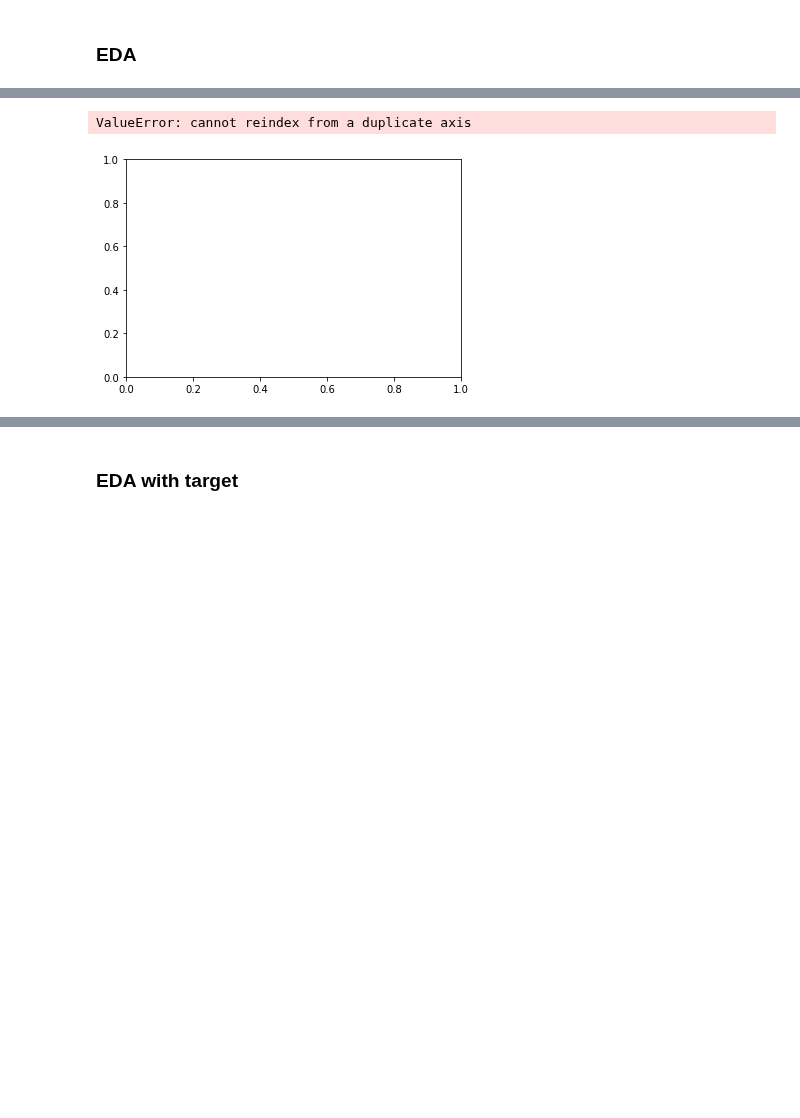
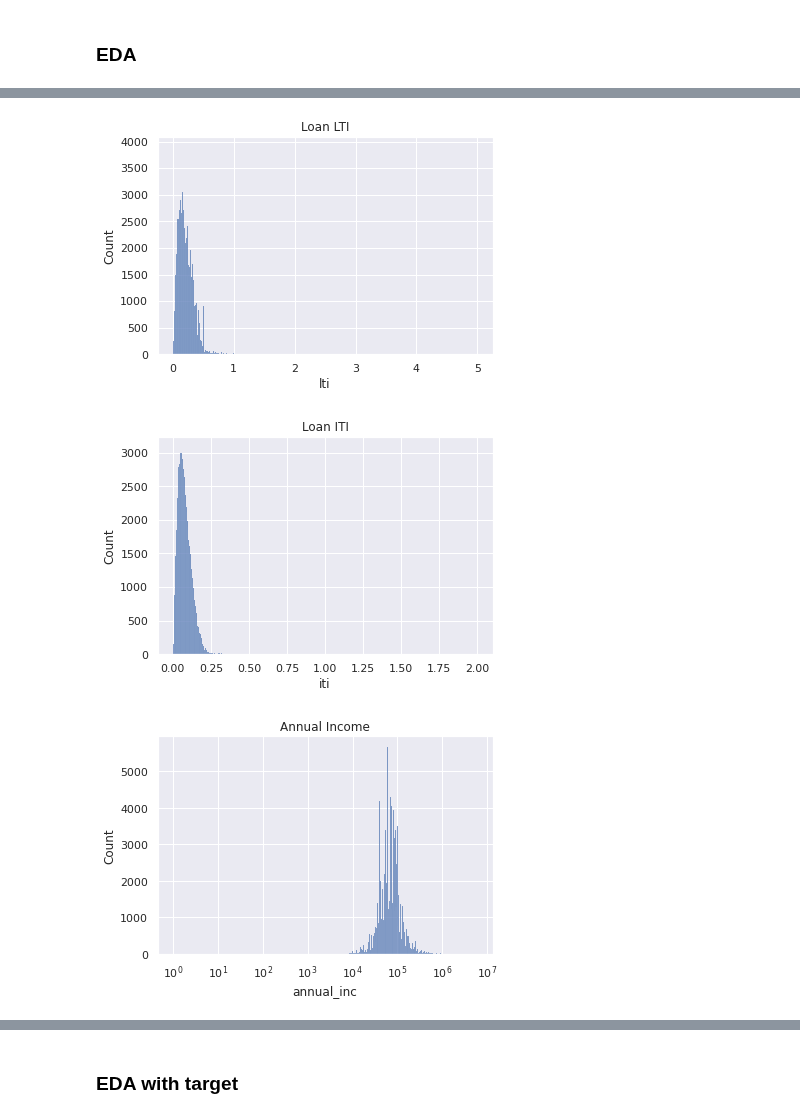
Before and after one commit to MykolaPinchuk/KaggleProjects, a Jupyter notebook: kp102-lc-loaddef.ipynb, the cells around one changed output, grey strips where cells are left out. Saved outputs shown, nothing was run; the diff lists cells and outputs as text; code cells hidden in the pictures; blank space fills up the shorter version.

```diff
--- a/kp102-lc-loaddef.ipynb
+++ b/kp102-lc-loaddef.ipynb
@@ -107,7 +118,10 @@ features_tokeep = ['loan_status',
  'avg_cur_bal', 'il_util', 'tot_cur_bal',
  'revol_bal', 'revol_util', 'max_bal_bc',
  'delinq_2yrs', 'acc_now_delinq', 'delinq_amnt', 'pub_rec', 'pub_rec_bankruptcies',
- 'annual_inc_joint', 'dti_joint', 'verification_status_joint']
+ 'annual_inc_joint', 'dti_joint', 'verification_status_joint',
+ 'total_bal_ex_mort', 'tot_coll_amt', 'tax_liens', 'percent_bc_gt_75', 'pct_tl_nvr_dlq',
+ 'open_rv_12m', 'open_il_12m', 'num_tl_90g_dpd_24m', 'num_tl_30dpd', 'num_tl_120dpd_2m',
+ 'num_accts_ever_120_pd']
 
 df = df[features_tokeep]
 
@@ -115,7 +129,8 @@ df = df[features_tokeep]
 df.drop(columns = ['il_util', 'max_bal_bc'], inplace=True)
 # these are useful features, which I will preprocess later
 
-df = df.sample(100000)
+df = df.sample(200000)
+df.reset_index(inplace=True, drop=True)
 display(df.shape, time.time()-time0, df.head())
 # %% [output]
 |  | id | loan_amnt | funded_amnt | funded_amnt_inv | term | int_rate | installment | grade | sub_grade | ... |
@@ -190,8 +185,10 @@ display(df.head())
 
 display(df.loan_status.value_counts())
 df.target=np.nan
-df.loc[df.loan_status.isin(['Fully Paid', 'Does not meet the credit policy. Status:Fully Paid']), 'target']=0
-df.loc[df.loan_status.isin(['Charged Off', 'Late (31-120 days)', 'Does not meet the credit policy. Status:Charged Off', 'Default']), 'target']=1
+#df.loc[df.loan_status.isin(['Fully Paid', 'Does not meet the credit policy. Status:Fully Paid']), 'target']=0
+#df.loc[df.loan_status.isin(['Charged Off', 'Late (31-120 days)', 'Does not meet the credit policy. Status:Charged Off', 'Default']), 'target']=1
+df.loc[df.loan_status.isin(['Fully Paid']), 'target']=0
+df.loc[df.loan_status.isin(['Charged Off', 'Default']), 'target']=1
 df=df[df['target'].isin([0,1])]
 display(df.shape,df.loan_status.value_counts(), df.count(), sys.getsizeof(df)/1048576)
 df.drop(columns='loan_status',inplace=True)
@@ -265,7 +262,7 @@ df.amnt_same = (df.loan_amnt == df.funded_amnt_inv).astype(int)
 df['revol_balance_income'] = df.revol_bal/df.annual_inc
 df['avg_cur_bal_inc'] = df.avg_cur_bal/df.annual_inc
 df['tot_cur_bal_inc'] = df.tot_cur_bal/df.annual_inc
-
+df['total_bal_ex_mort_inc'] = df.total_bal_ex_mort/df.annual_inc
 
 df['low_fico'] = (df.fico_range_high<=659).astype(int)
 df['open_cl_ratio']=df.open_acc/df.total_acc
@@ -417,15 +414,16 @@ max         24.000000
 Name: delinq_2yrs, dtype: float64
 # %%
-sns.histplot(x='int_rate', data=df).set(title='Loan LTI')
-plt.show()
+#sns.histplot(x='int_rate', data=df).set(title='Loan LTI')
+#plt.show()
 sns.histplot(x='lti', data=df).set(title='Loan LTI')
 plt.show()
 sns.histplot(x='iti', data=df).set(title='Loan ITI')
 plt.show()
 sns.histplot(x='annual_inc', data=df, log_scale=True).set(title='Annual Income')
 plt.show()
 # %% [output]
-ValueError: cannot reindex from a duplicate axis
-[figure, old version]
+[figure, new version]
+[figure, added]
+[figure, added]
 # %%
 sns.histplot(x='grade', data=df).set(title='Loan Grade')
```
Also changed, not shown: parts of 31 cells of this notebook.
